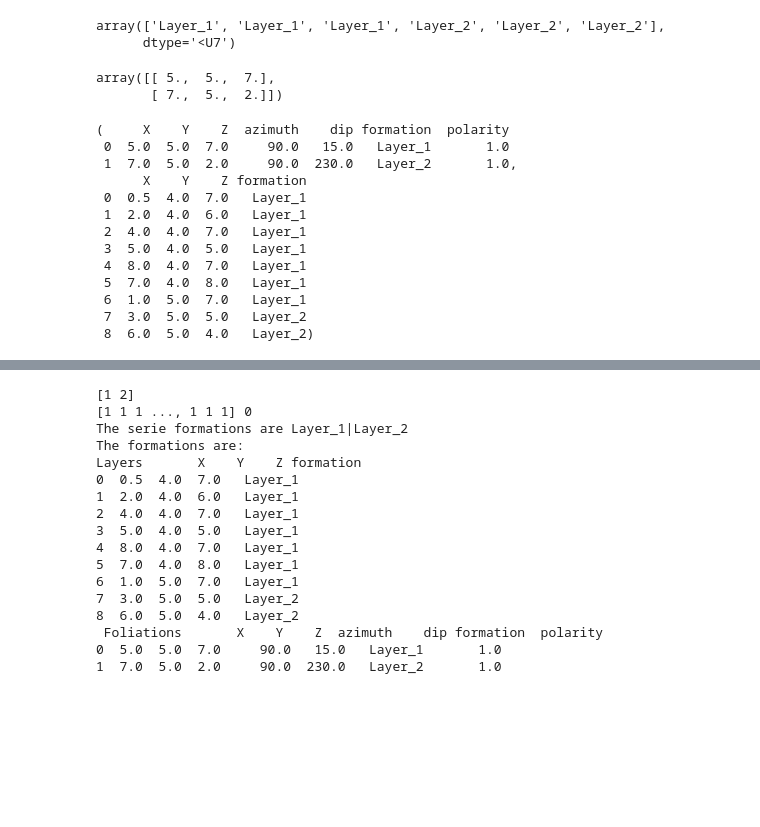
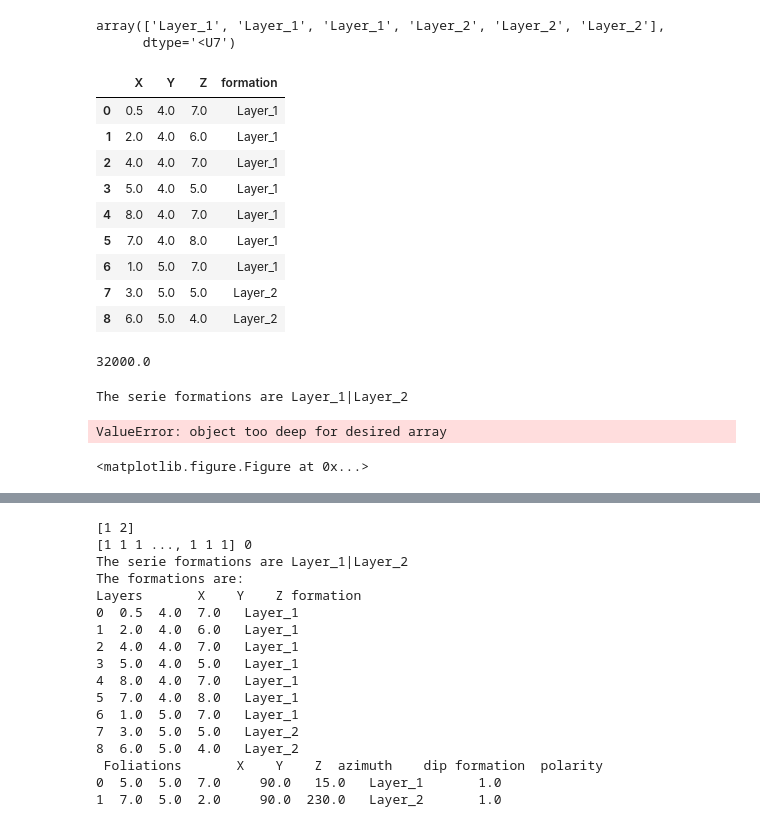
Before and after one commit to Leguark/GeMpy, a Jupyter notebook: Prototype Notebook/GeMpy 3D-Testing.ipynb, the cells around one changed output, grey strips where cells are left out. Saved outputs shown, nothing was run; the diff lists cells and outputs as text; code cells hidden in the pictures; blank space fills up the shorter version.

```diff
--- a/Prototype Notebook/GeMpy 3D-Testing.ipynb
+++ b/Prototype Notebook/GeMpy 3D-Testing.ipynb
@@ -26,20 +26,20 @@ test = GeoMig.Interpolator(0,10,0,10,0,10,
                                u_grade = 9) # Range used in geomodeller
 
 # Setting resolution of the grid
-test.set_resolutions(40,40,40)
+test.set_resolutions(40,40,60)
 test.create_regular_grid_3D()
 
 # Compiling
 test.theano_compilation_3D()
 #test.theano_set_3D_nugget_degree0()
 # %%
-layer_1 = np.array([[0.5,4,7], [2,4,6], [4,4,7], [5,4,5], [8,4,7], [7,4,8], [1,5,7]], dtype = "float64")#-np.array([5,5,4]))/8+0.5
+layer_1 = np.array([[0.5,4,7], [2,4,6], [4,4,7], [5,4,5], [8,4,7], [7,4,8], [1,5,7]])#-np.array([5,5,4]))/8+0.5
 layer_2 = np.array([[3,5,5], [6,5,4]])
-layer_3 = np.array([[1,5,1],[1,5,2],[6,5,3]], dtype = "float64")#- np.array([5,5,4]))/8+0.5
+layer_3 = np.array([[1,5,1],[1,5,2],[6,5,3]])#- np.array([5,5,4]))/8+0.5
 
-dip_pos_1 = np.array([5,5,7], dtype = "float64")#- np.array([5,5,4]))/8+0.5
-dip_pos_2 = np.array([7.,5,2], dtype = "float64")
-dip_pos_3 = np.array([8,4,5], dtype = "float64")
+dip_pos_1 = np.array([5,5,7])#- np.array([5,5,4]))/8+0.5
+dip_pos_2 = np.array([7.,5,2])
+dip_pos_3 = np.array([8,4,5])
 dip_angle_1 = float(15)
 dip_angle_2 = float(230)
 
@@ -56,35 +56,41 @@ np.append(np.tile("Layer_1", len(dip_pos_1)), np.tile("Layer_2", len(dip_pos_2))
 # %% [output]
 array(['Layer_1', 'Layer_1', 'Layer_1', 'Layer_2', 'Layer_2', 'Layer_2'],
       dtype='<U7')
-# %%
-dips
-# %% [output]
-array([[ 5.,  5.,  7.],
-       [ 7.,  5.,  2.]])
 # %%
 test.Interfaces = pn.DataFrame(data = {"X" :np.append(layer_1[:, 0],layer_2[:,0]),
                                       "Y" :np.append(layer_1[:, 1],layer_2[:,1]),
                                       "Z" :np.append(layer_1[:, 2],layer_2[:,2]),
 "formation" : np.append(np.tile("Layer_1", len(layer_1)), np.tile("Layer_2", len(layer_2)))})
 test.Foliations =   pn.DataFrame(data = {"X" :np.append(dip_pos_1[0],dip_pos_2[0]),
                                           "Y" :np.append(dip_pos_1[ 1],dip_pos_2[1]),
                                           "Z" :np.append(dip_pos_1[ 2],dip_pos_2[2]),
                                          "azimuth" : azimuths,
                                          "dip" : dips_angles,
                                          "polarity" : polarity,
 "formation" : ["Layer_1", "Layer_2"]})
 test.Foliations, test.Interfaces
+test.formations = test.Interfaces["formation"].unique()
+test.set_series()
+test.Interfaces
 # %% [output]
-(     X    Y    Z  azimuth    dip formation  polarity
- 0  5.0  5.0  7.0     90.0   15.0   Layer_1       1.0
- 1  7.0  5.0  2.0     90.0  230.0   Layer_2       1.0,
-      X    Y    Z formation
- 0  0.5  4.0  7.0   Layer_1
- 1  2.0  4.0  6.0   Layer_1
- 2  4.0  4.0  7.0   Layer_1
- 3  5.0  4.0  5.0   Layer_1
- 4  8.0  4.0  7.0   Layer_1
- 5  7.0  4.0  8.0   Layer_1
- 6  1.0  5.0  7.0   Layer_1
- 7  3.0  5.0  5.0   Layer_2
- 8  6.0  5.0  4.0   Layer_2)
+|  | X | Y | Z | formation |
+| 0 | 0.5 | 4.0 | 7.0 | Layer_1 |
+| 1 | 2.0 | 4.0 | 6.0 | Layer_1 |
+| 2 | 4.0 | 4.0 | 7.0 | Layer_1 |
+| 3 | 5.0 | 4.0 | 5.0 | Layer_1 |
+| 4 | 8.0 | 4.0 | 7.0 | Layer_1 |
+| 5 | 7.0 | 4.0 | 8.0 | Layer_1 |
+| 6 | 1.0 | 5.0 | 7.0 | Layer_1 |
+| 7 | 3.0 | 5.0 | 5.0 | Layer_2 |
+| 8 | 6.0 | 5.0 | 4.0 | Layer_2 |
+# %%
+len(test.grid[:,0])/3
+# %% [output]
+32000.0
+# %%
+test.compute_potential_field( verbose=1)
+test.plot_potential_field_2D(direction = "y", cell_pos = 12, figsize=(7,6), contour_lines = 100)
+# %% [output]
+The serie formations are Layer_1|Layer_2
+ValueError: object too deep for desired array
+<matplotlib.figure.Figure at 0x...>
```
Also changed, not shown: parts of 2 cells of this notebook, 2 other files.
